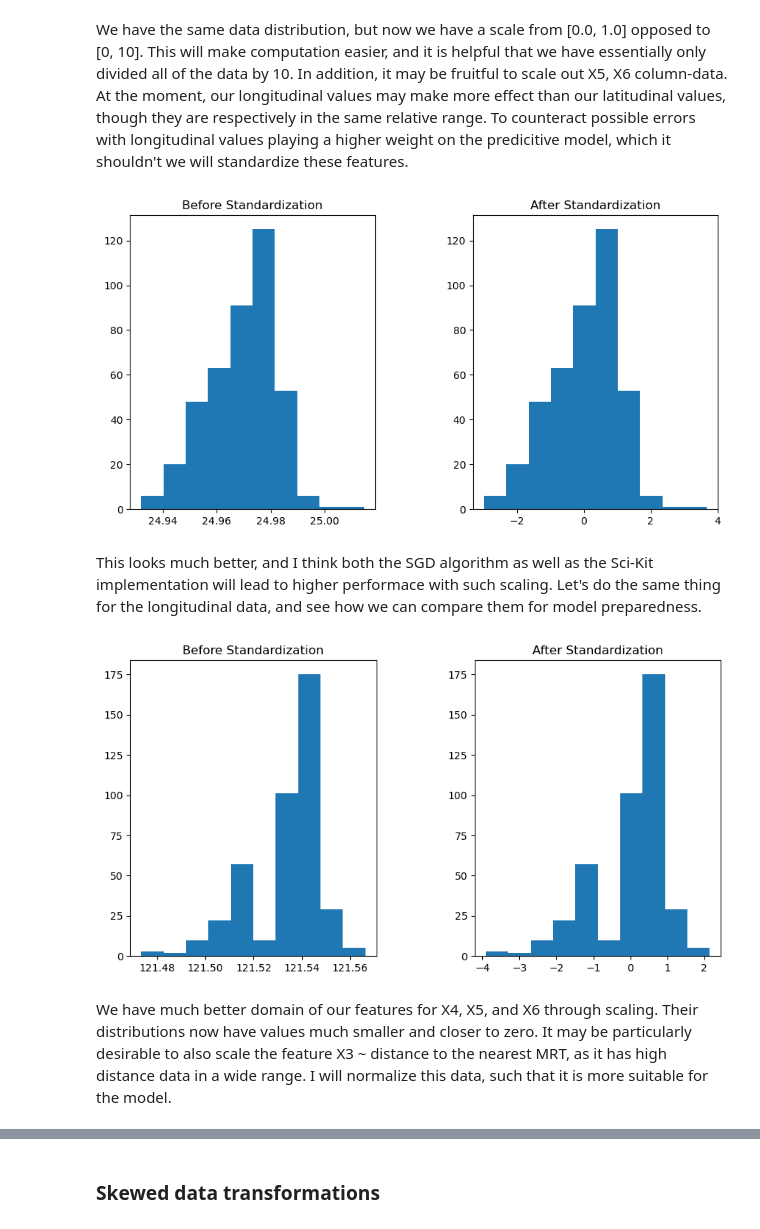
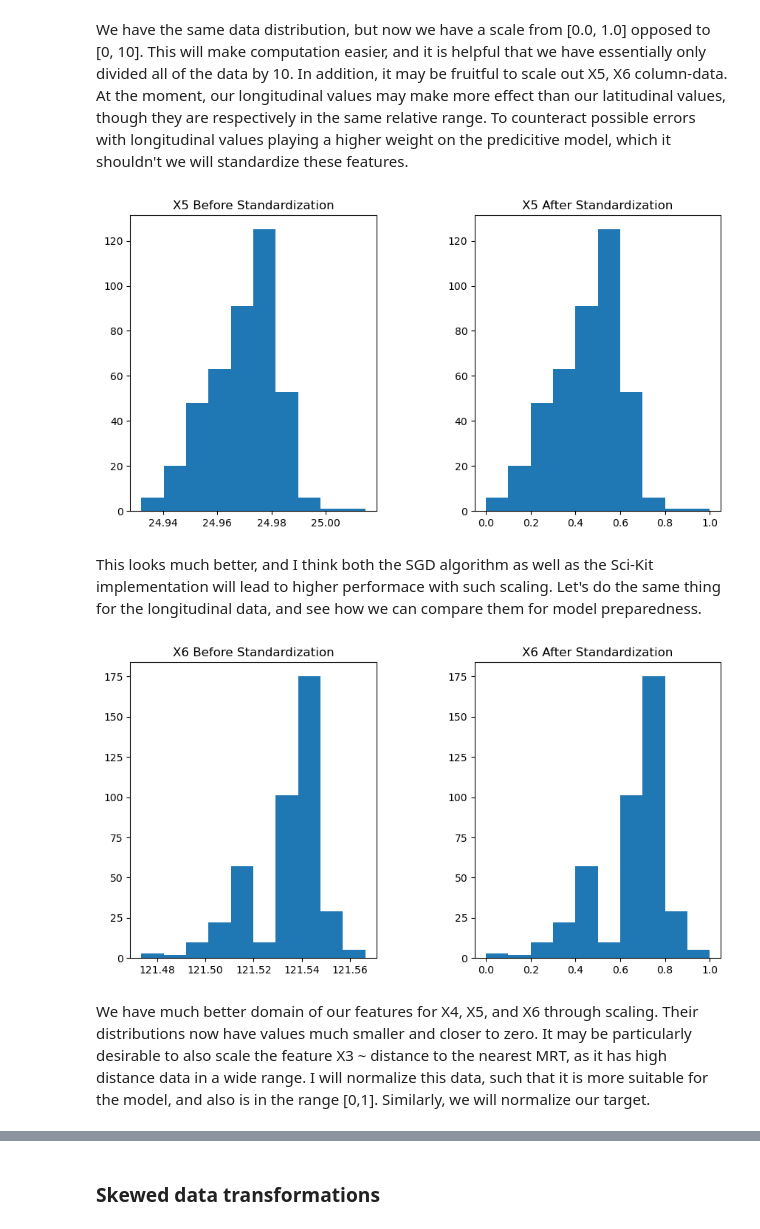
Before and after one commit to matthewpkearney/cs559_spring24_hw1, a Jupyter notebook: Homework1_mkearney.ipynb, the cells around one changed output, grey strips where cells are left out. Drawn from its saved outputs; the diff is of its cells as text; code cells hidden in the pictures.

```diff
--- a/Homework1_mkearney.ipynb
+++ b/Homework1_mkearney.ipynb
@@ -276,3 +282,5 @@ DF['X3 distance to the nearest MRT station'] = X3_2_mean
 ### Normalization and Standardizations
 # %%
 from sklearn.preprocessing import MinMaxScaler, StandardScaler
+mm=MinMaxScaler()
+sc = StandardScaler()
@@ -291,19 +319,18 @@ plt.show()
 # %% [markdown]
 We have the same data distribution, but now we have a scale from [0.0, 1.0] opposed to [0, 10]. This will make computation easier, and it is helpful that we have essentially only divided all of the data by 10. In addition, it may be fruitful to scale out X5, X6 column-data. At the moment, our longitudinal values may make more effect than our latitudinal values, though they are respectively in the same relative range. To counteract possible errors with longitudinal values playing a higher weight on the predicitive model, which it shouldn't we will standardize these features.
 # %%
-sc = StandardScaler()
-X5_S = sc.fit_transform(np.array(DF['X5 latitude']).reshape(-1,1))
+X5_S = mm.fit_transform(np.array(DF['X5 latitude']).reshape(-1,1))
 # %%
 fig, (ax1, ax2) = plt.subplots(1, 2, figsize=(10,5))
 # X5 = np.array(DF['X5 latitude'])
 ax1.hist(DF['X5 latitude'])
 ax2.hist(X5_S)
 plt.subplots_adjust(left=0.1, bottom=0.1, right=0.9, top=0.9, wspace=0.4, hspace=0.4)
-ax1.set_title('Before Standardization')
-ax2.set_title('After Standardization')
+ax1.set_title('X5 Before Standardization')
+ax2.set_title('X5 After Standardization')
 plt.show()
 # %% [output]
-[figure, old version]
+[figure, new version]
 # %% [markdown]
 This looks much better, and I think both the SGD algorithm as well as the Sci-Kit implementation will lead to higher performace with such scaling. Let's do the same thing for the longitudinal data, and see how we can compare them for model preparedness.
 # %%
@@ -314,10 +341,10 @@ fig, (ax1, ax2) = plt.subplots(1, 2, figsize=(10,5))
 ax1.hist(DF['X6 longitude'])
 ax2.hist(X6_S)
 plt.subplots_adjust(left=0.1, bottom=0.1, right=0.9, top=0.9, wspace=0.4, hspace=0.4)
-ax1.set_title('Before Standardization')
-ax2.set_title('After Standardization')
+ax1.set_title('X6 Before Standardization')
+ax2.set_title('X6 After Standardization')
 plt.show()
 # %% [output]
-[figure, old version]
+[figure, new version]
 # %% [markdown]
-We have much better domain of our features for X4, X5, and X6 through scaling. Their distributions now have values much smaller and closer to zero. It may be particularly desirable to also scale the feature X3 ~ distance to the nearest MRT, as it has high distance data in a wide range. I will normalize this data, such that it is more suitable for the model.
+We have much better domain of our features for X4, X5, and X6 through scaling. Their distributions now have values much smaller and closer to zero. It may be particularly desirable to also scale the feature X3 ~ distance to the nearest MRT, as it has high distance data in a wide range. I will normalize this data, such that it is more suitable for the model, and also is in the range [0,1]. Similarly, we will normalize our target.
```
Also changed, not shown: parts of 40 cells of this notebook.
